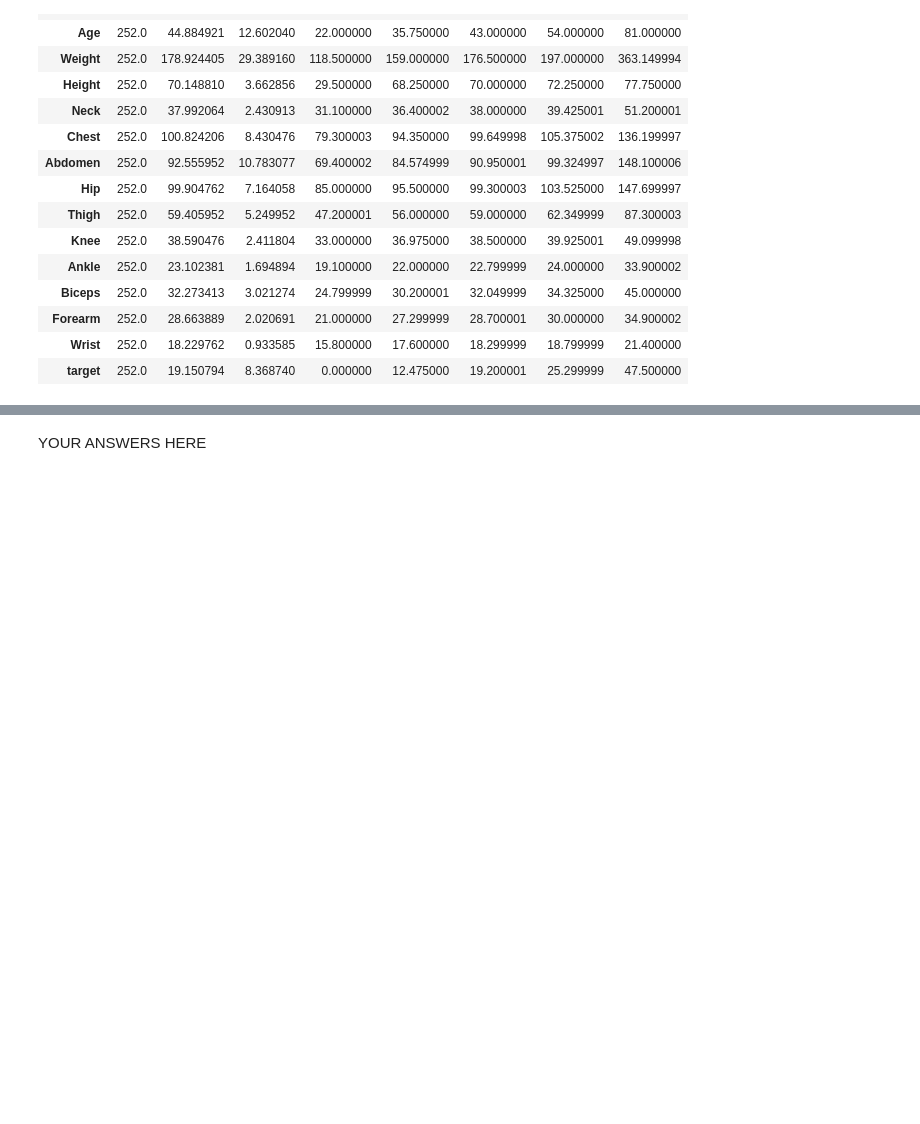
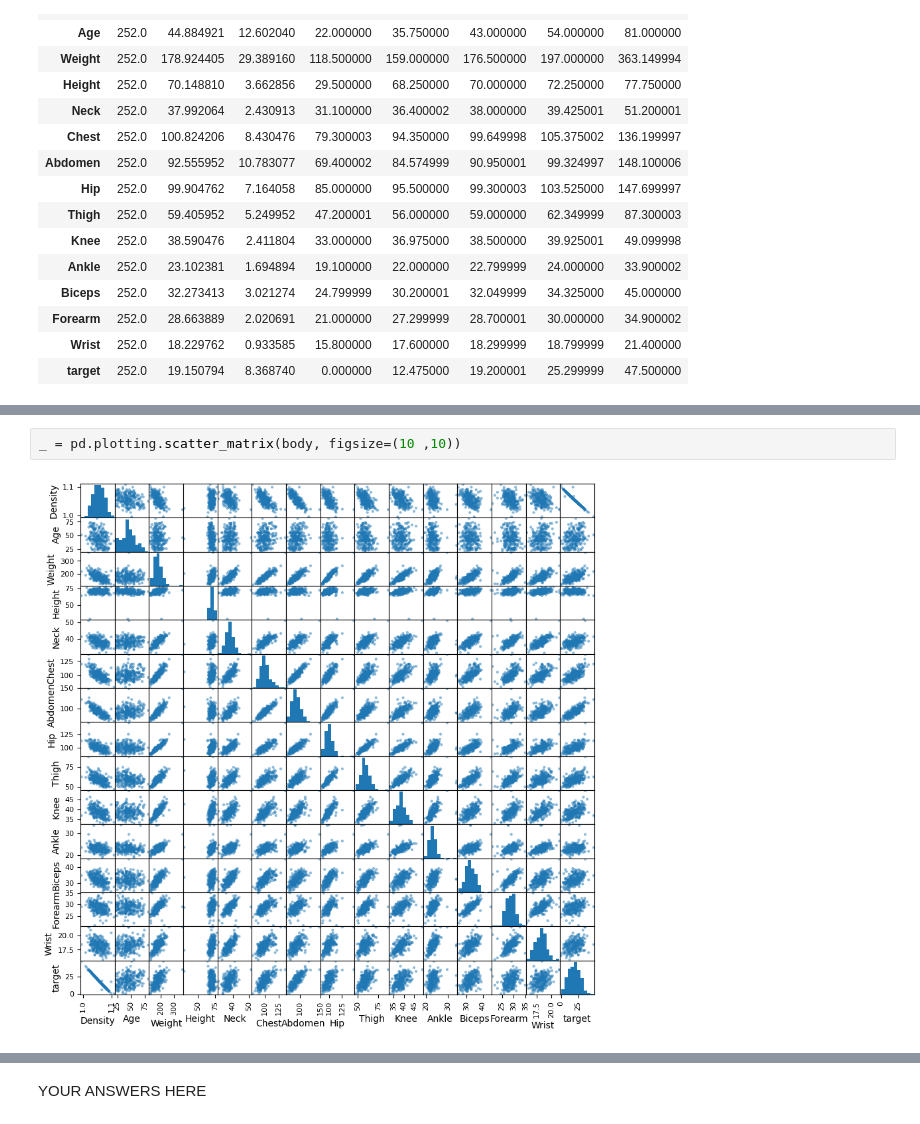
Before and after one commit to chenmichael2/dx602-final-project, a Jupyter notebook: project.ipynb, the cells around one changed output, grey strips where cells are left out. Saved outputs shown, nothing was run; the diff lists cells and outputs as text; blank space fills up the shorter version.

```diff
--- a/project.ipynb
+++ b/project.ipynb
@@ -185,0 +190,4 @@ body.describe().T
+# %%
+_ = pd.plotting.scatter_matrix(body, figsize=(10 ,10))
+# %% [output]
+[figure, added]
```
Also changed, not shown: parts of 13 cells of this notebook.
